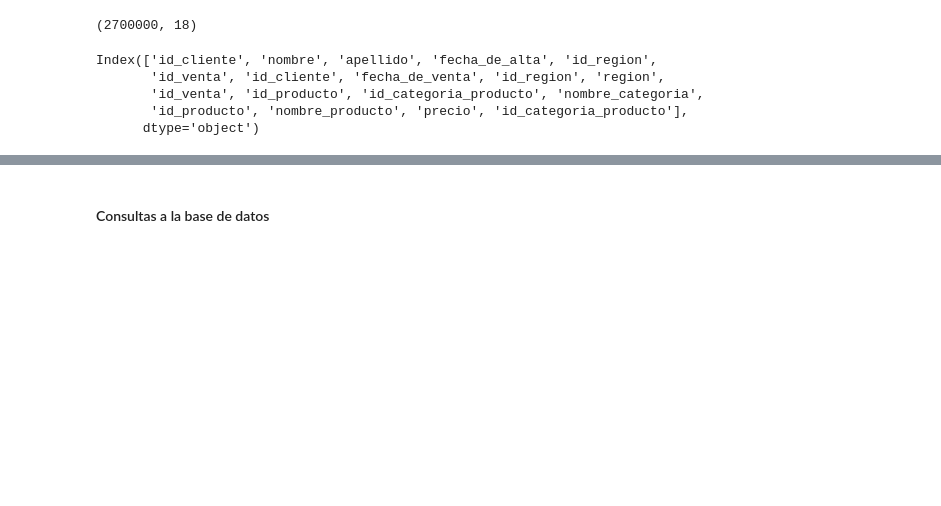
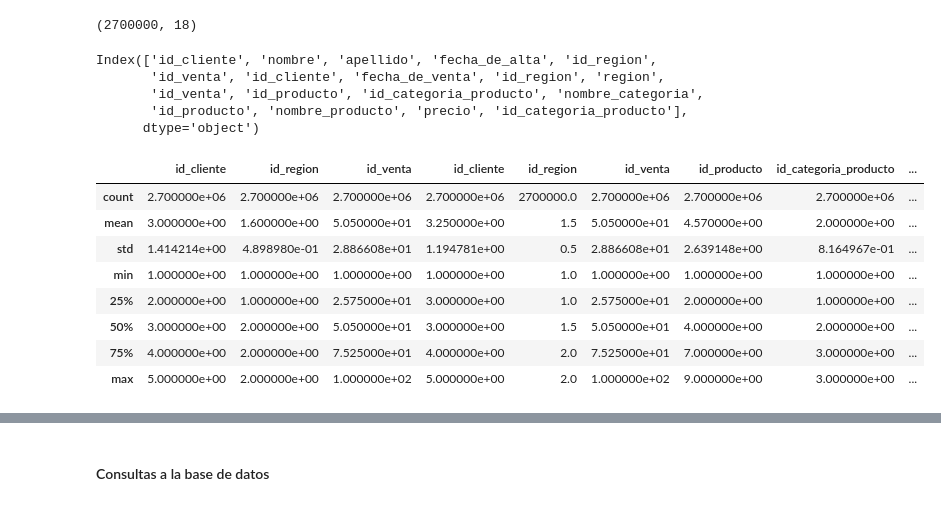
Before and after one commit to valenmongi/Icaro, a Jupyter notebook: TP_final/TP_Final.ipynb, the cells around one changed output, grey strips where cells are left out. Drawn from its saved outputs; the diff is of its cells as text; code cells hidden in the pictures; blank space fills up the shorter version.

```diff
--- a/TP_final/TP_Final.ipynb
+++ b/TP_final/TP_Final.ipynb
@@ -60,3 +92,15 @@ Index(['id_cliente', 'nombre', 'apellido', 'fecha_de_alta', 'id_region',
        'id_venta', 'id_producto', 'id_categoria_producto', 'nombre_categoria',
        'id_producto', 'nombre_producto', 'precio', 'id_categoria_producto'],
       dtype='object')
+# %%
+df.describe()
+# %% [output]
+|  | id_cliente | id_region | id_venta | id_cliente | id_region | id_venta | id_producto | id_categoria_producto | ... |
+| count | 2.700000e+06 | 2.700000e+06 | 2.700000e+06 | 2.700000e+06 | 2700000.0 | 2.700000e+06 | 2.700000e+06 | 2.700000e+06 | ... |
+| mean | 3.000000e+00 | 1.600000e+00 | 5.050000e+01 | 3.250000e+00 | 1.5 | 5.050000e+01 | 4.570000e+00 | 2.000000e+00 | ... |
+| std | 1.414214e+00 | 4.898980e-01 | 2.886608e+01 | 1.194781e+00 | 0.5 | 2.886608e+01 | 2.639148e+00 | 8.164967e-01 | ... |
+| min | 1.000000e+00 | 1.000000e+00 | 1.000000e+00 | 1.000000e+00 | 1.0 | 1.000000e+00 | 1.000000e+00 | 1.000000e+00 | ... |
+| 25% | 2.000000e+00 | 1.000000e+00 | 2.575000e+01 | 3.000000e+00 | 1.0 | 2.575000e+01 | 2.000000e+00 | 1.000000e+00 | ... |
+| 50% | 3.000000e+00 | 2.000000e+00 | 5.050000e+01 | 3.000000e+00 | 1.5 | 5.050000e+01 | 4.000000e+00 | 2.000000e+00 | ... |
+| 75% | 4.000000e+00 | 2.000000e+00 | 7.525000e+01 | 4.000000e+00 | 2.0 | 7.525000e+01 | 7.000000e+00 | 3.000000e+00 | ... |
+| max | 5.000000e+00 | 2.000000e+00 | 1.000000e+02 | 5.000000e+00 | 2.0 | 1.000000e+02 | 9.000000e+00 | 3.000000e+00 | ... |
```
Also changed, not shown: parts of 26 cells of this notebook.
